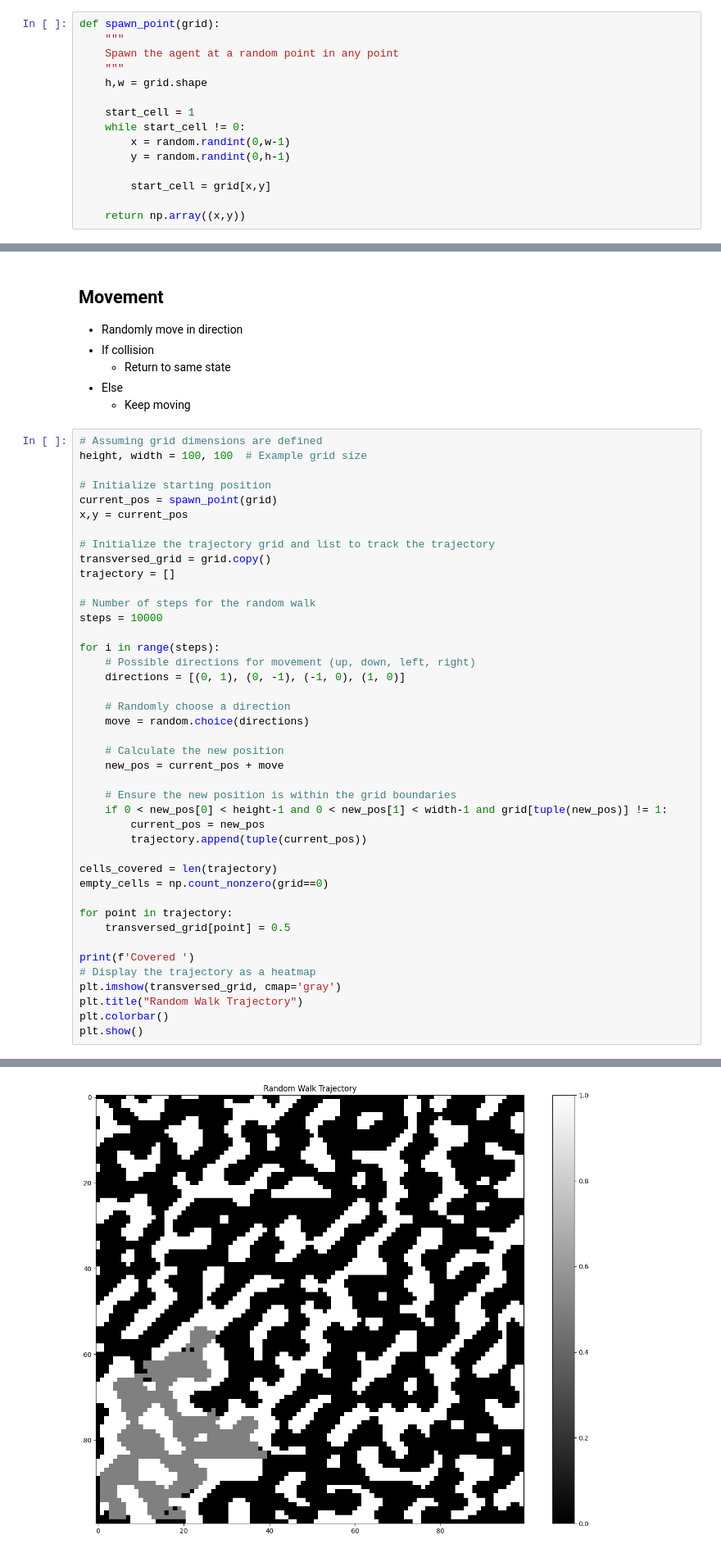
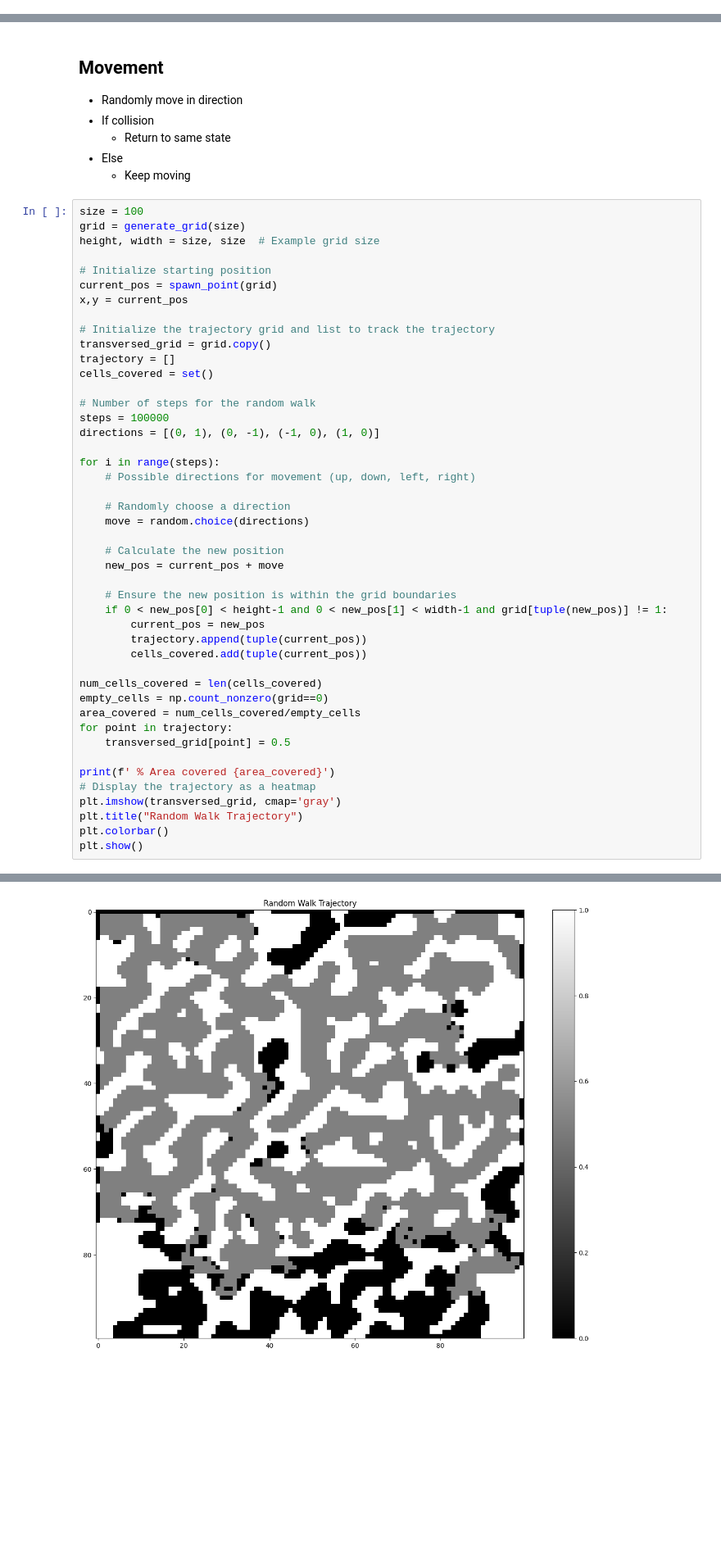
Before and after one commit to Ajinkya-Bhandare/rl_project, a Jupyter notebook: Exploration-grid-world-final.ipynb, the cells around one changed output, grey strips where cells are left out. Shown: that part at 82% size. Cells and saved outputs as stored; diff of their text form; blank space fills up the shorter version.

```diff
--- a/Exploration-grid-world-final.ipynb
+++ b/Exploration-grid-world-final.ipynb
@@ -61,15 +20,0 @@ plt.show()
-# %%
-def spawn_point(grid):
-    """
-    Spawn the agent at a random point in any point
-    """
-    h,w = grid.shape
-
-    start_cell = 1
-    while start_cell != 0:
-        x = random.randint(0,w-1)
-        y = random.randint(0,h-1)
-
-        start_cell = grid[x,y]
-
-    return np.array((x,y))
@@ -81,8 +32,9 @@ def spawn_point(grid):
  - Else
    - Keep moving
 # %%
-# Assuming grid dimensions are defined
-height, width = 100, 100  # Example grid size
+size = 100
+grid = generate_grid(size)
+height, width = size, size  # Example grid size
 
 # Initialize starting position
 current_pos = spawn_point(grid)
@@ -91,13 +43,14 @@ x,y = current_pos
 # Initialize the trajectory grid and list to track the trajectory
 transversed_grid = grid.copy()
 trajectory = []
+cells_covered = set()
 
 # Number of steps for the random walk
-steps = 10000
+steps = 100000
+directions = [(0, 1), (0, -1), (-1, 0), (1, 0)]
 
 for i in range(steps):
     # Possible directions for movement (up, down, left, right)
-    directions = [(0, 1), (0, -1), (-1, 0), (1, 0)]
 
     # Randomly choose a direction
     move = random.choice(directions)
@@ -109,14 +62,15 @@ for i in range(steps):
     if 0 < new_pos[0] < height-1 and 0 < new_pos[1] < width-1 and grid[tuple(new_pos)] != 1:
         current_pos = new_pos
         trajectory.append(tuple(current_pos))
+        cells_covered.add(tuple(current_pos))
 
-cells_covered = len(trajectory)
+num_cells_covered = len(cells_covered)
 empty_cells = np.count_nonzero(grid==0)
-
+area_covered = num_cells_covered/empty_cells
 for point in trajectory:
     transversed_grid[point] = 0.5
 
-print(f'Covered ')
+print(f' % Area covered {area_covered}')
 # Display the trajectory as a heatmap
 plt.imshow(transversed_grid, cmap='gray')
 plt.title("Random Walk Trajectory")
@@ -127 +81 @@ Covered
-[figure, old version]
+[figure, new version]
```
Also changed, not shown: parts of 30 cells of this notebook, 1 other file.
